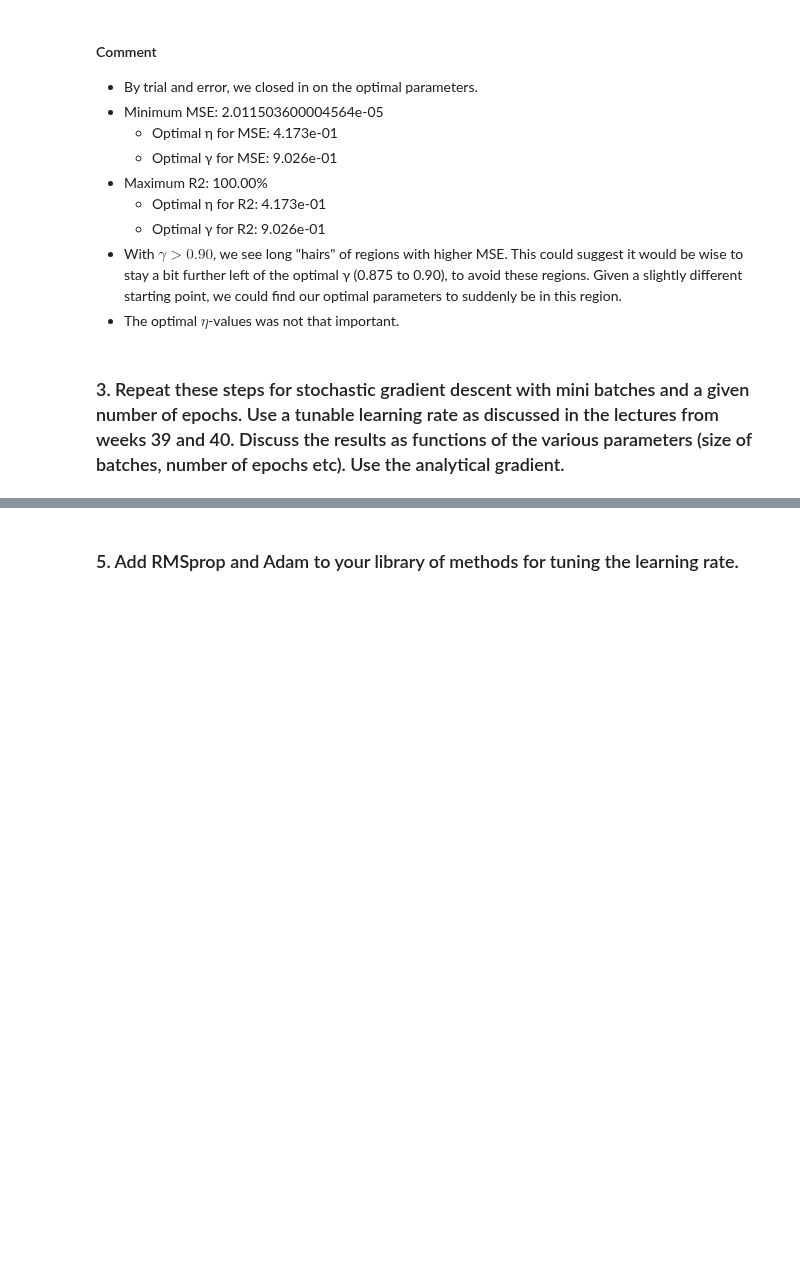
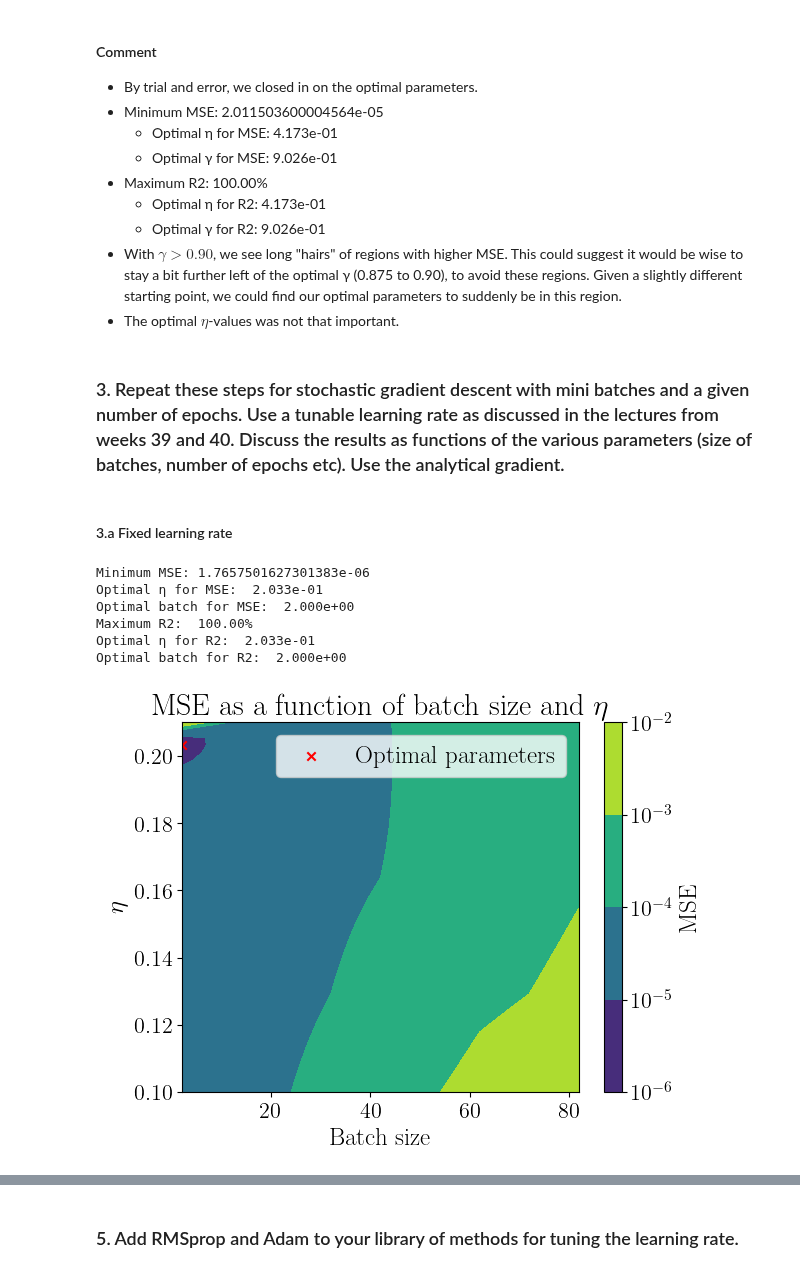
Before and after one commit to Oskar-Idland/FYS-STK4155-Projects, a Jupyter notebook: Project_2/src/a.ipynb, the cells around one changed output, grey strips where cells are left out. Drawn from its saved outputs; the diff is of its cells as text; code cells hidden in the pictures; blank space fills up the shorter version.

```diff
--- a/Project_2/src/a.ipynb
+++ b/Project_2/src/a.ipynb
@@ -160,0 +135,43 @@ Optimal γ for R2:  9.026e-01
+# %% [markdown]
+#### 3.a Fixed learning rate
+# %%
+n = 50
+n_iterations = 100
+dx = N/100
+batch_array = np.arange(2, 80 + dx, dx, dtype=int)
+η_array = np.linspace(0.1, 0.21, n)
+MSE_array = np.zeros((len(η_array), len(batch_array)))
+R2_array = np.zeros((len(η_array), len(batch_array)))
+for i, η in enumerate(tqdm(η_array)):
+    for j, m in enumerate(batch_array):
+        MSE, R2 = model.stochastic_gradient_descent(n_iterations, M=m, eta=η)
+        MSE_array[i, j] = MSE
+        R2_array[i, j] = R2
+# %%
+plt.contourf(batch_array, η_array, MSE_array, levels=n*n, cmap='viridis', norm=mcolors.LogNorm())
+plt.colorbar(label='MSE')
+plt.xlabel(r'Batch size')
+plt.ylabel(r'$\eta$')
+plt.title(r'MSE as a function of batch size and $\eta$')
+batch_optimal_MSE, η_optimal_MSE = optimal_parameters(MSE_array, batch_array, η_array)
+batch_optimal_R2, η_optimal_R2 = optimal_parameters(R2_array, batch_array, η_array, max_or_min='max')
+
+print(f'Minimum MSE: {np.nanmin(MSE_array)}')
+print(f'Optimal η for MSE: {η_optimal_MSE: 3.3e}')
+print(f'Optimal batch for MSE: {batch_optimal_MSE: 3.3e}')
+
+print(f'Maximum R2: {np.nanmax(R2_array): .2%}')
+print(f'Optimal η for R2: {η_optimal_R2: 3.3e}')
+print(f'Optimal batch for R2: {batch_optimal_R2: 3.3e}')
+
+plt.scatter(batch_optimal_MSE, η_optimal_MSE, color='r', label='Optimal parameters', marker='x')
+plt.legend()
+plt.show()
+# %% [output]
+Minimum MSE: 1.7657501627301383e-06
+Optimal η for MSE:  2.033e-01
+Optimal batch for MSE:  2.000e+00
+Maximum R2:  100.00%
+Optimal η for R2:  2.033e-01
+Optimal batch for R2:  2.000e+00
+[figure, added]
```
Also changed, not shown: parts of 12 cells of this notebook, 2 other files.
